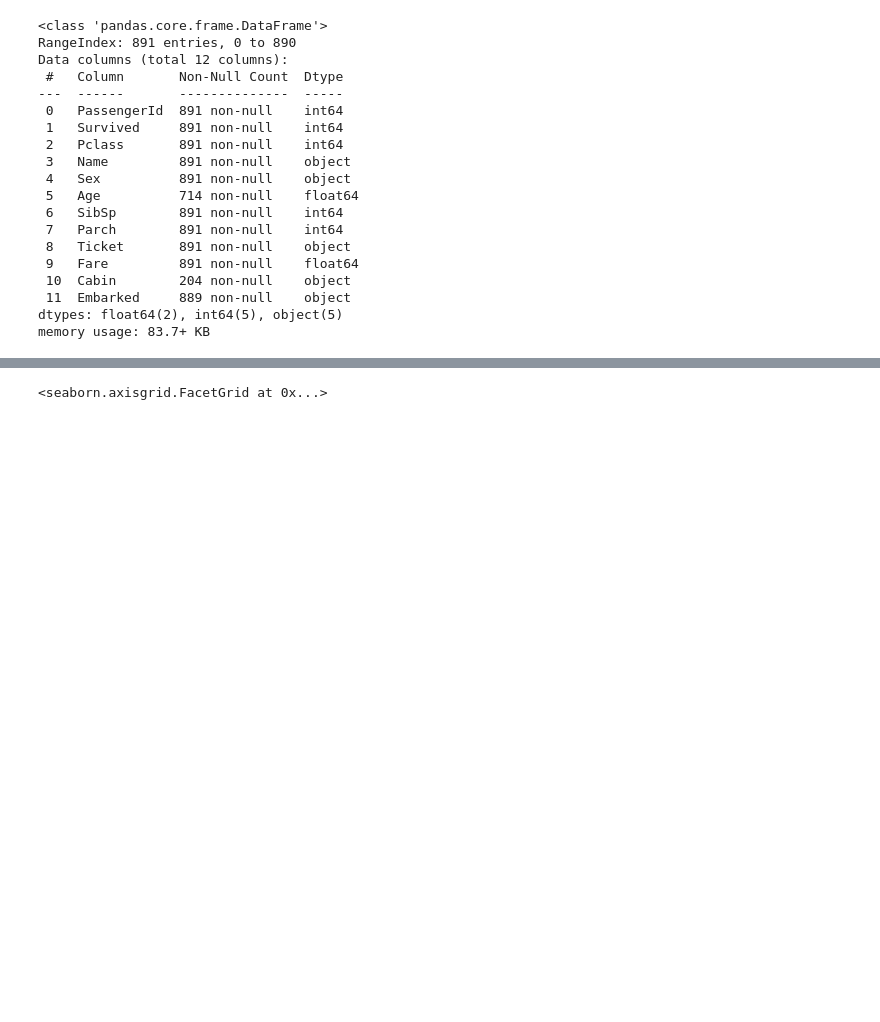
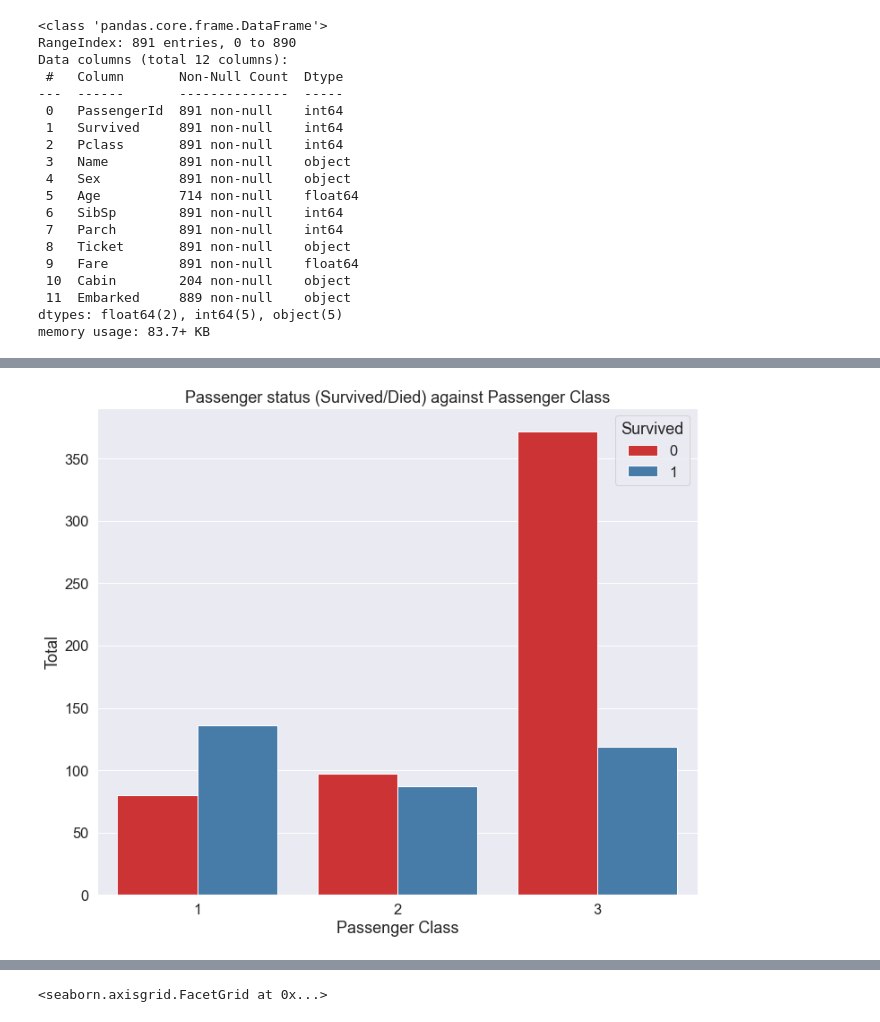
Before and after one commit to pbellot/FormationPANDAS, a Jupyter notebook: exercices.ipynb, the cells around one changed output, grey strips where cells are left out. Cells and saved outputs as stored; diff of their text form; code cells hidden in the pictures; blank space fills up the shorter version.

```diff
--- a/exercices.ipynb
+++ b/exercices.ipynb
@@ -368,0 +385,8 @@ memory usage: 83.7+ KB
+# %%
+fig, ax = plt.subplots(1,1, figsize = (12,10))
+ax = sns.countplot(x = 'Pclass', hue = 'Survived', palette = 'Set1', data = titanic)
+ax.set(title = 'Passenger status (Survived/Died) against Passenger Class',
+       xlabel = 'Passenger Class', ylabel = 'Total')
+plt.show()
+# %% [output]
+[figure, added]
```
Also changed, not shown: parts of 28 cells of this notebook.
